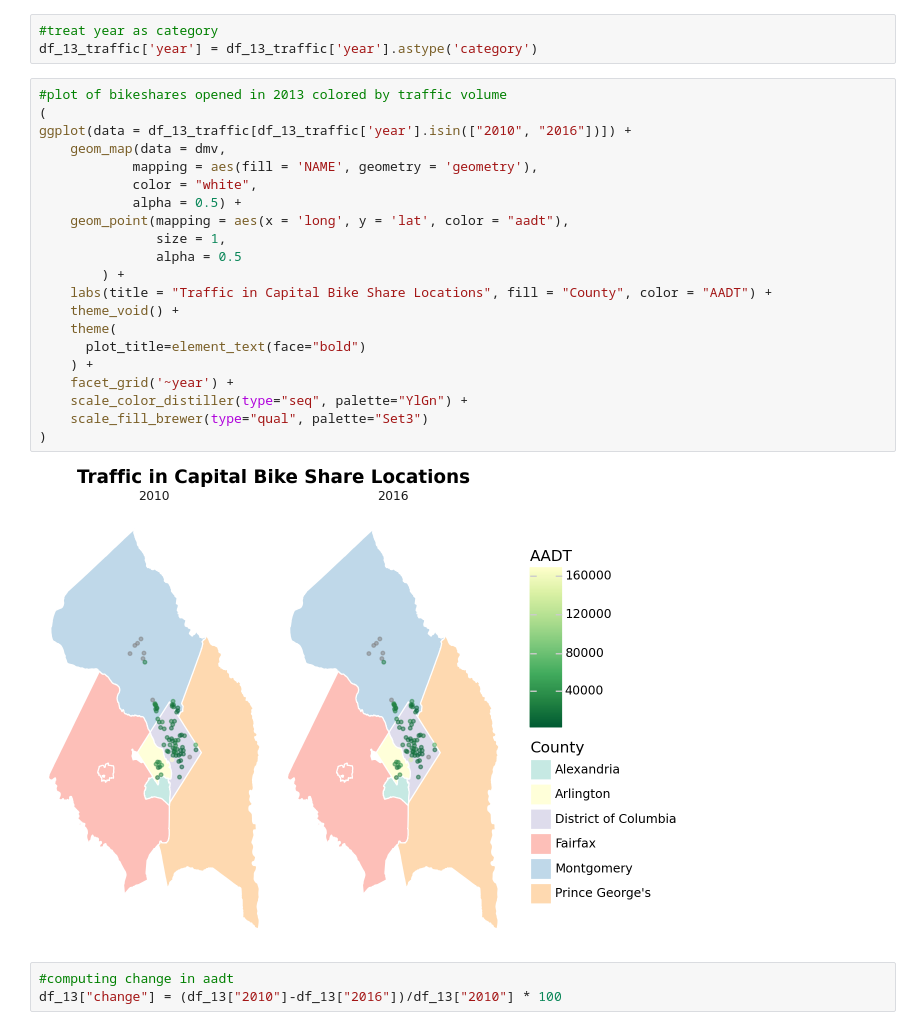
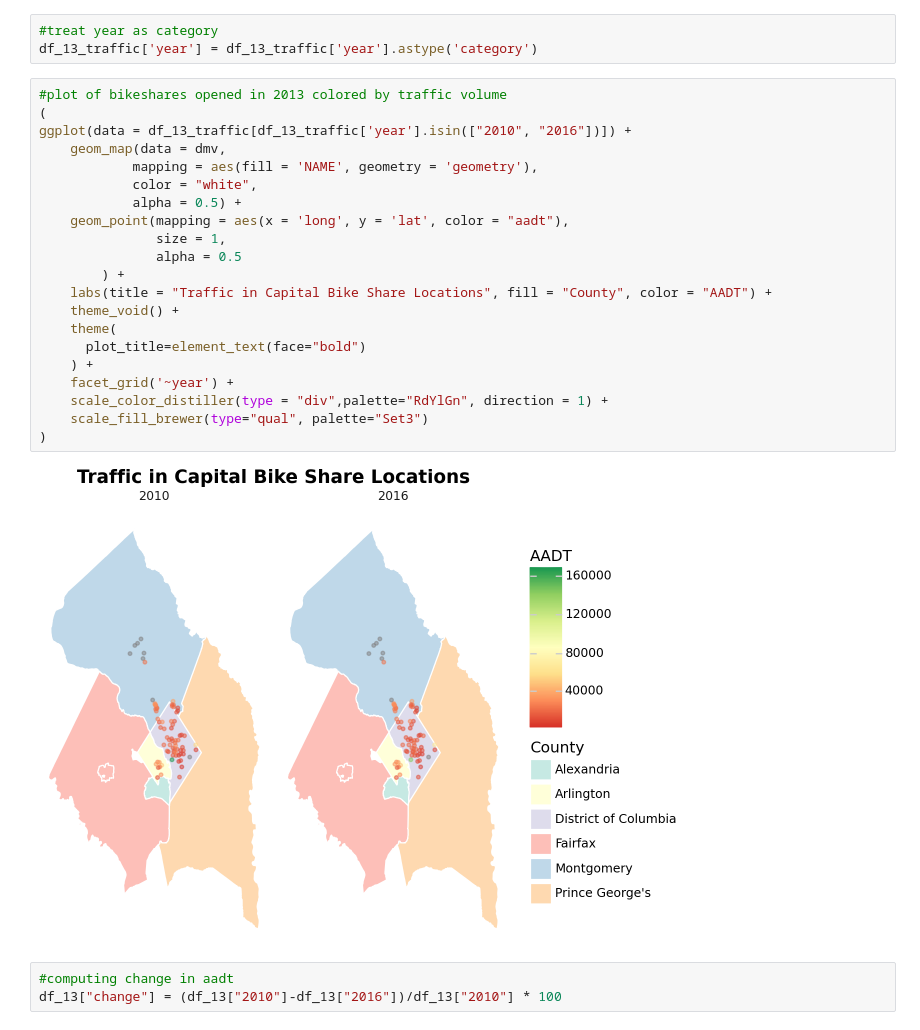
Before and after one commit to IbadatJarg/PPOL5203-Final_Project_Bikeshare, a Jupyter notebook: scripts/05_visualizations.ipynb, the cells around one changed output. Drawn from its saved outputs; the diff is of its cells as text.

```diff
--- a/scripts/05_visualizations.ipynb
+++ b/scripts/05_visualizations.ipynb
@@ -88,26 +88,26 @@ df_13_traffic['year'] = df_13_traffic['year'].astype('category')
 # %%
 #plot of bikeshares opened in 2013 colored by traffic volume
 (
 ggplot(data = df_13_traffic[df_13_traffic['year'].isin(["2010", "2016"])]) +
     geom_map(data = dmv,
             mapping = aes(fill = 'NAME', geometry = 'geometry'),
             color = "white",
             alpha = 0.5) +
     geom_point(mapping = aes(x = 'long', y = 'lat', color = "aadt"),
                size = 1,
                alpha = 0.5
         ) +
     labs(title = "Traffic in Capital Bike Share Locations", fill = "County", color = "AADT") +
     theme_void() +
     theme(
       plot_title=element_text(face="bold")
     ) +
     facet_grid('~year') +
-    scale_color_distiller(type="seq", palette="YlGn") +
+    scale_color_distiller(type = "div",palette="RdYlGn", direction = 1) +
     scale_fill_brewer(type="qual", palette="Set3")
 )
 # %% [output]
-[figure, old version]
+[figure, new version]
 # %%
 #computing change in aadt
 df_13["change"] = (df_13["2010"]-df_13["2016"])/df_13["2010"] * 100
```
Also changed, not shown: parts of 5 cells of this notebook.
